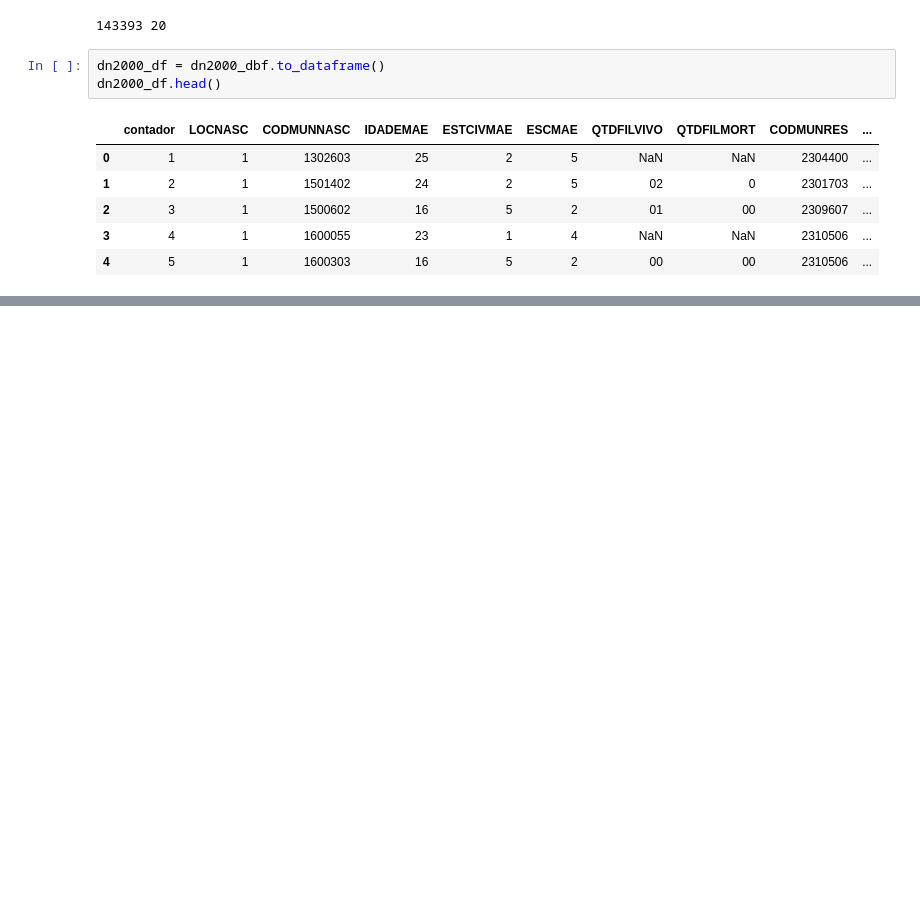
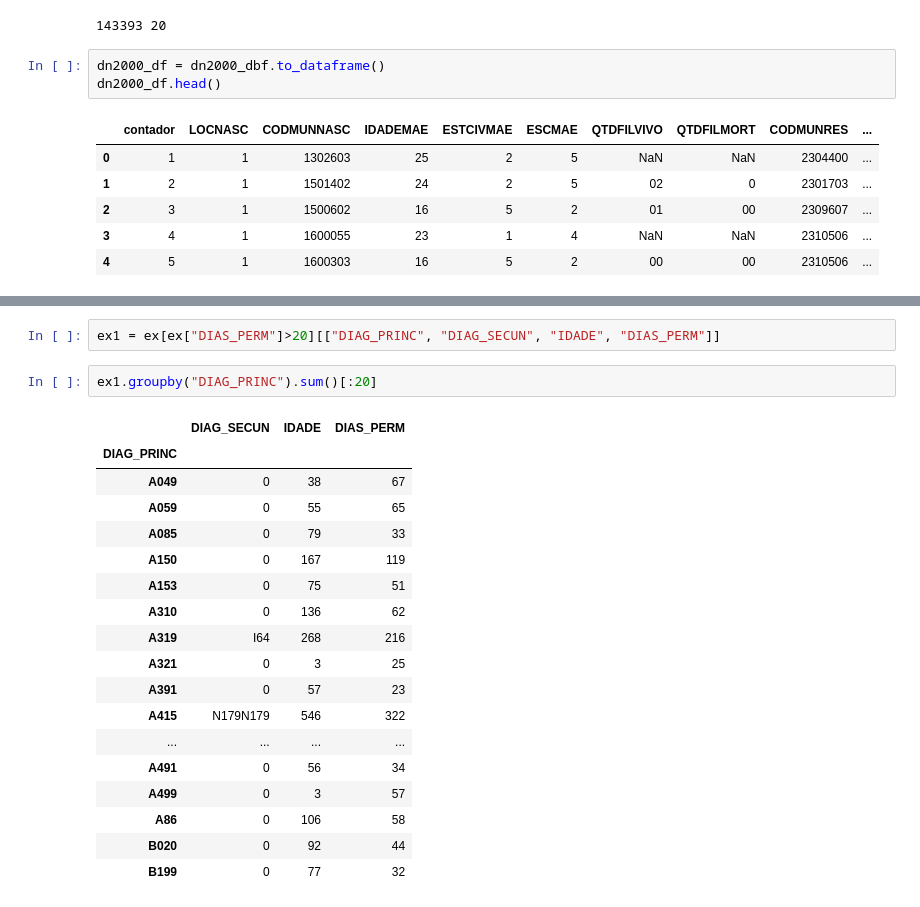
Before and after one commit to humbertocarmona/pyopensus, a Jupyter notebook: notebooks/preliminar.ipynb, the cells around one changed output, grey strips where cells are left out. Cells and saved outputs as stored; diff of their text form; blank space fills up the shorter version.

```diff
--- a/notebooks/preliminar.ipynb
+++ b/notebooks/preliminar.ipynb
@@ -81,0 +273,23 @@ dn2000_df.head()
+# %%
+ex1 = ex[ex["DIAS_PERM"]>20][["DIAG_PRINC", "DIAG_SECUN", "IDADE", "DIAS_PERM"]]
+# %%
+ex1.groupby("DIAG_PRINC").sum()[:20]
+# %% [output]
+|  | DIAG_SECUN | IDADE | DIAS_PERM |
+| DIAG_PRINC |  |  |  |
+| A049 | 0 | 38 | 67 |
+| A059 | 0 | 55 | 65 |
+| A085 | 0 | 79 | 33 |
+| A150 | 0 | 167 | 119 |
+| A153 | 0 | 75 | 51 |
+| A310 | 0 | 136 | 62 |
+| A319 | I64 | 268 | 216 |
+| A321 | 0 | 3 | 25 |
+| A391 | 0 | 57 | 23 |
+| A415 | N179N179 | 546 | 322 |
+| ... | ... | ... | ... |
+| A491 | 0 | 56 | 34 |
+| A499 | 0 | 3 | 57 |
+| A86 | 0 | 106 | 58 |
+| B020 | 0 | 92 | 44 |
+| B199 | 0 | 77 | 32 |
```
Also changed, not shown: parts of 19 cells of this notebook.
